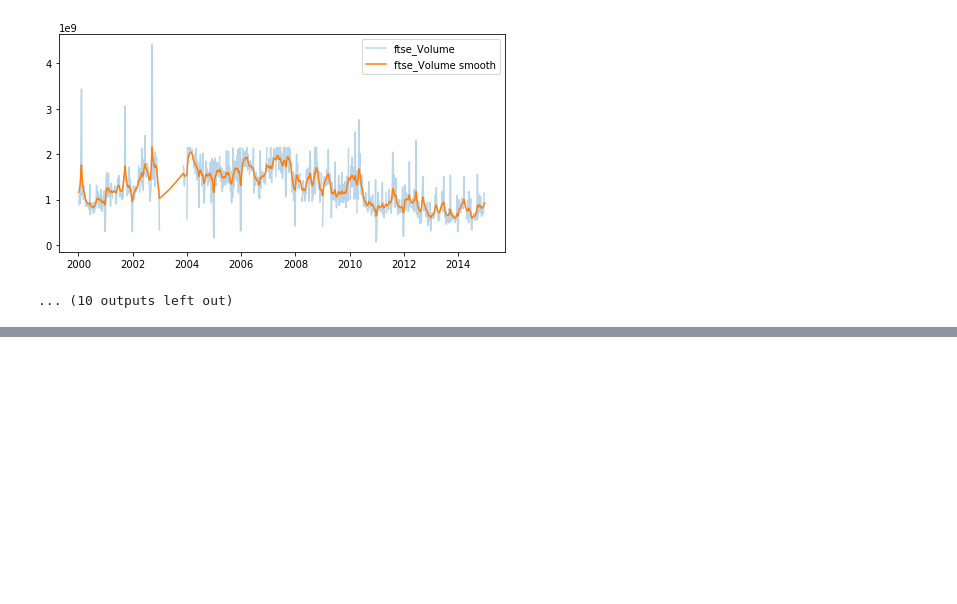
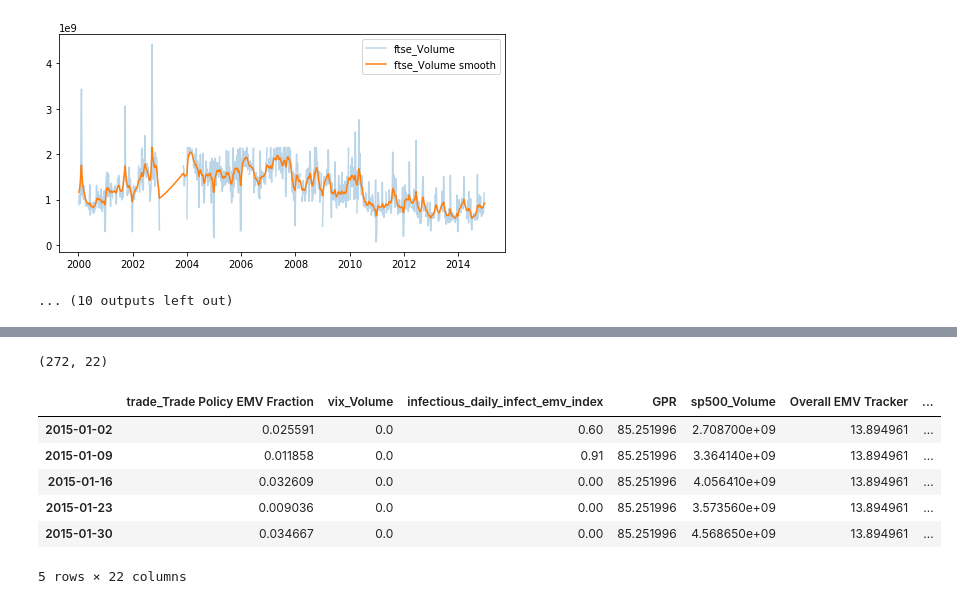
Before and after one commit to silvanaribeiro/dissertacao, a Jupyter notebook: 06.00_Imputing by Time Series' nature + Kalman.ipynb, the cells around one changed output, grey strips where cells are left out. Drawn from its saved outputs; the diff is of its cells as text; code cells hidden in the pictures; blank space fills up the shorter version.

```diff
--- a/Imputing with Tsmoothie Kalman FIlter.ipynb
+++ b/06.00_Imputing by Time Series' nature + Kalman.ipynb
@@ -69,0 +90,4 @@ df_test_complete = pd.DataFrame(data = smoother_test.data.T, index = df_test.ind
+# %%
+df_seasonal_test.index = df_white_noise_test.index
+# %%
+df_test = pd.concat([df_seasonal_test, df_white_noise_test, df_trended_test, df_trend_and_seasonal_test], axis=1, join='outer')
@@ -69,0 +110,14 @@ df_test_complete = pd.DataFrame(data = smoother_test.data.T, index = df_test.ind
+# %%
+df_test_weekly.shape
+# %% [output]
+(272, 22)
+# %%
+df_test.head()
+# %% [output]
+|  | trade_Trade Policy EMV Fraction | vix_Volume | infectious_daily_infect_emv_index | GPR | sp500_Volume | Overall EMV Tracker | ... |
+| 2015-01-02 | 0.025591 | 0.0 | 0.60 | 85.251996 | 2.708700e+09 | 13.894961 | ... |
+| 2015-01-09 | 0.011858 | 0.0 | 0.91 | 85.251996 | 3.364140e+09 | 13.894961 | ... |
+| 2015-01-16 | 0.032609 | 0.0 | 0.00 | 85.251996 | 4.056410e+09 | 13.894961 | ... |
+| 2015-01-23 | 0.009036 | 0.0 | 0.00 | 85.251996 | 3.573560e+09 | 13.894961 | ... |
+| 2015-01-30 | 0.034667 | 0.0 | 0.00 | 85.251996 | 4.568650e+09 | 13.894961 | ... |
+5 rows × 22 columns
```
Also changed, not shown: parts of 22 cells of this notebook, 15 other files.
